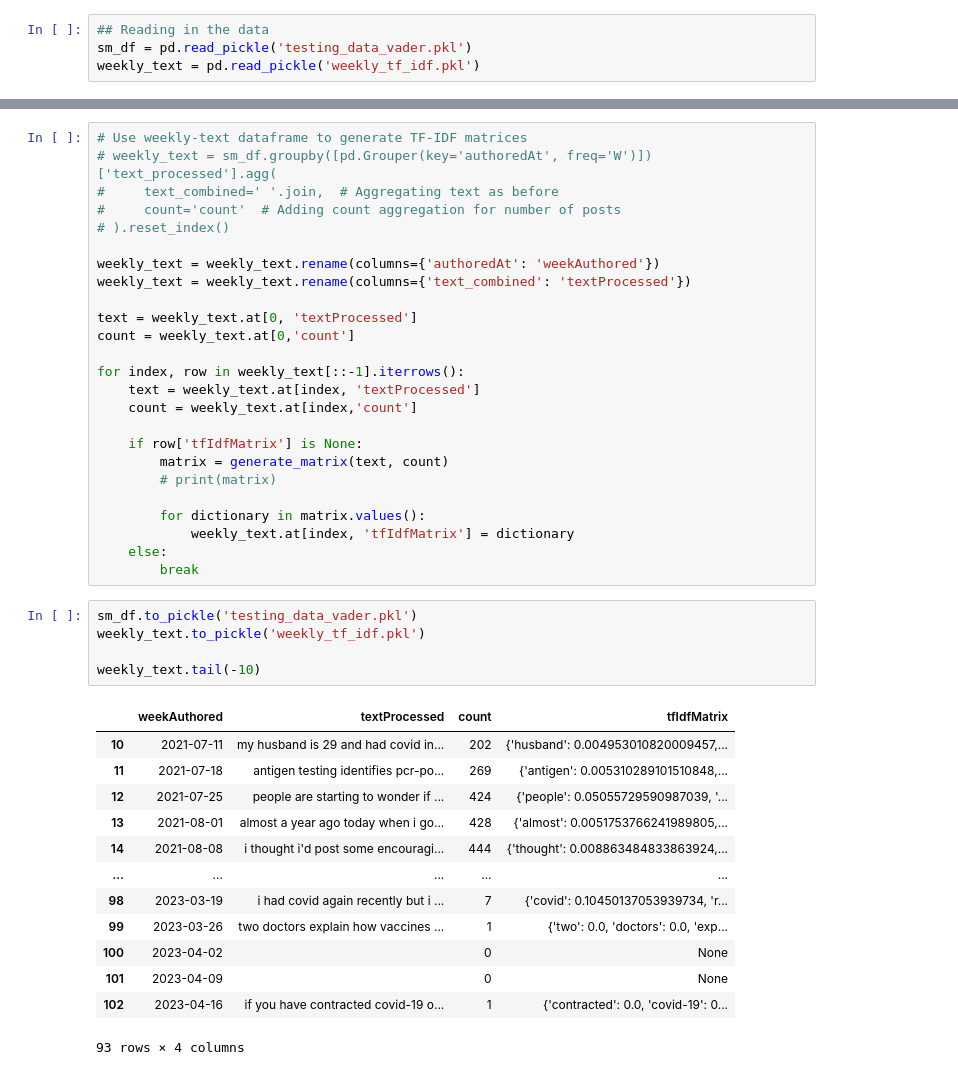
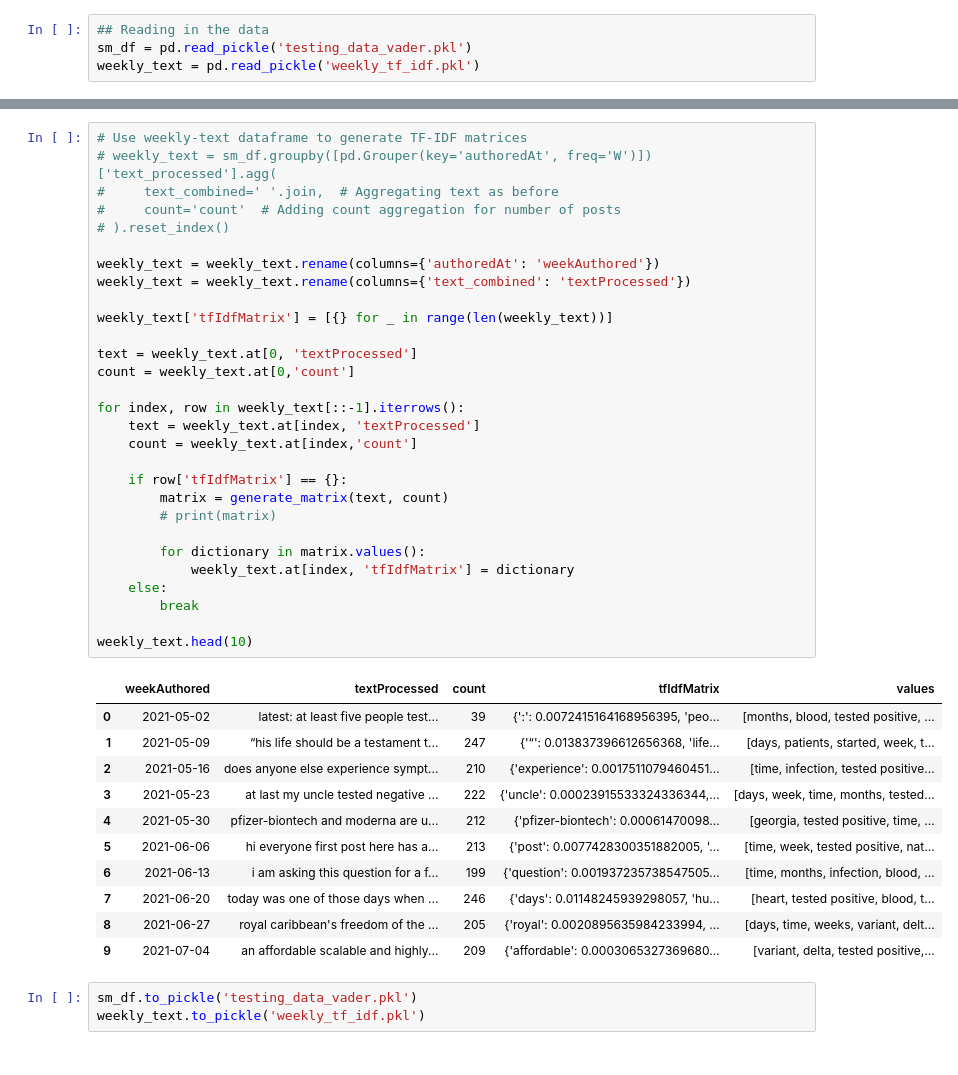
Before and after one commit to archishmagoli/peach2-analytics-dashboard, a Jupyter notebook: Updated Analysis Code.ipynb, the cells around one changed output, grey strips where cells are left out. Saved outputs shown, nothing was run; the diff lists cells and outputs as text.

```diff
--- a/Updated Analysis Code.ipynb
+++ b/Updated Analysis Code.ipynb
@@ -152,44 +281,44 @@ def _create_tf_idf_matrix(tf_matrix, idf_matrix):
 # %%
 # Use weekly-text dataframe to generate TF-IDF matrices
 # weekly_text = sm_df.groupby([pd.Grouper(key='authoredAt', freq='W')])['text_processed'].agg(
 #     text_combined=' '.join,  # Aggregating text as before
 #     count='count'  # Adding count aggregation for number of posts
 # ).reset_index()
 
 weekly_text = weekly_text.rename(columns={'authoredAt': 'weekAuthored'})
 weekly_text = weekly_text.rename(columns={'text_combined': 'textProcessed'})
 
+weekly_text['tfIdfMatrix'] = [{} for _ in range(len(weekly_text))]
+
 text = weekly_text.at[0, 'textProcessed']
 count = weekly_text.at[0,'count']
 
 for index, row in weekly_text[::-1].iterrows():
     text = weekly_text.at[index, 'textProcessed']
     count = weekly_text.at[index,'count']
 
-    if row['tfIdfMatrix'] is None:
+    if row['tfIdfMatrix'] == {}:
         matrix = generate_matrix(text, count)
         # print(matrix)
 
         for dictionary in matrix.values():
             weekly_text.at[index, 'tfIdfMatrix'] = dictionary
     else:
         break
+
+weekly_text.head(10)
+# %% [output]
+|  | weekAuthored | textProcessed | count | tfIdfMatrix | values |
+| 0 | 2021-05-02 | latest: at least five people test... | 39 | {':': 0.0072415164168956395, 'peo... | [months, blood, tested positive, ... |
+| 1 | 2021-05-09 | “his life should be a testament t... | 247 | {'“': 0.013837396612656368, 'life... | [days, patients, started, week, t... |
+| 2 | 2021-05-16 | does anyone else experience sympt... | 210 | {'experience': 0.0017511079460451... | [time, infection, tested positive... |
+| 3 | 2021-05-23 | at last my uncle tested negative ... | 222 | {'uncle': 0.00023915533324336344,... | [days, week, time, months, tested... |
+| 4 | 2021-05-30 | pfizer-biontech and moderna are u... | 212 | {'pfizer-biontech': 0.00061470098... | [georgia, tested positive, time, ... |
+| 5 | 2021-06-06 | hi everyone first post here has a... | 213 | {'post': 0.0077428300351882005, '... | [time, week, tested positive, nat... |
+| 6 | 2021-06-13 | i am asking this question for a f... | 199 | {'question': 0.001937235738547505... | [time, months, infection, blood, ... |
+| 7 | 2021-06-20 | today was one of those days when ... | 246 | {'days': 0.01148245939298057, 'hu... | [heart, tested positive, blood, t... |
+| 8 | 2021-06-27 | royal caribbean's freedom of the ... | 205 | {'royal': 0.0020895635984233994, ... | [days, time, weeks, variant, delt... |
+| 9 | 2021-07-04 | an affordable scalable and highly... | 209 | {'affordable': 0.0003065327369680... | [variant, delta, tested positive,... |
 # %%
 sm_df.to_pickle('testing_data_vader.pkl')
 weekly_text.to_pickle('weekly_tf_idf.pkl')
-
-weekly_text.tail(-10)
-# %% [output]
-|  | weekAuthored | textProcessed | count | tfIdfMatrix |
-| 10 | 2021-07-11 | my husband is 29 and had covid in... | 202 | {'husband': 0.004953010820009457,... |
-| 11 | 2021-07-18 | antigen testing identifies pcr-po... | 269 | {'antigen': 0.005310289101510848,... |
-| 12 | 2021-07-25 | people are starting to wonder if ... | 424 | {'people': 0.05055729590987039, '... |
-| 13 | 2021-08-01 | almost a year ago today when i go... | 428 | {'almost': 0.0051753766241989805,... |
-| 14 | 2021-08-08 | i thought i'd post some encouragi... | 444 | {'thought': 0.008863484833863924,... |
-| ... | ... | ... | ... | ... |
-| 98 | 2023-03-19 | i had covid again recently but i ... | 7 | {'covid': 0.10450137053939734, 'r... |
-| 99 | 2023-03-26 | two doctors explain how vaccines ... | 1 | {'two': 0.0, 'doctors': 0.0, 'exp... |
-| 100 | 2023-04-02 |  | 0 | None |
-| 101 | 2023-04-09 |  | 0 | None |
-| 102 | 2023-04-16 | if you have contracted covid-19 o... | 1 | {'contracted': 0.0, 'covid-19': 0... |
-93 rows × 4 columns
```
Also changed, not shown: parts of 8 cells of this notebook, 3 other files.
